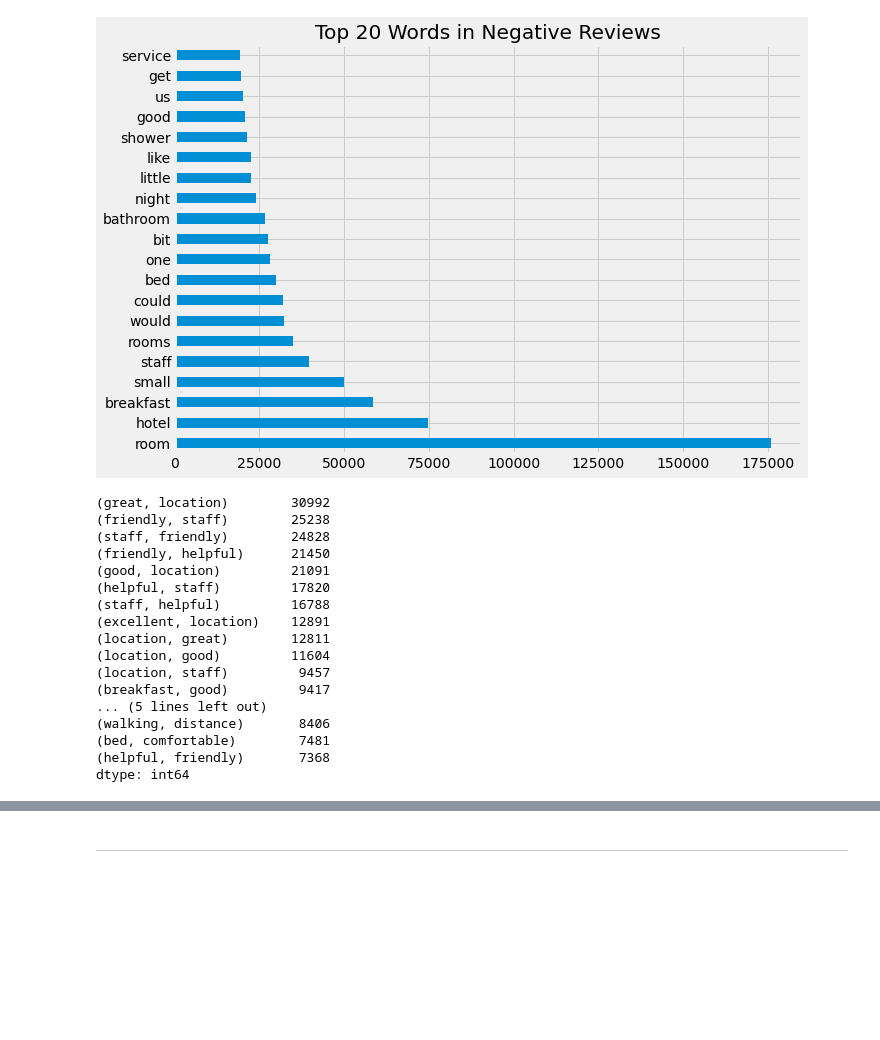
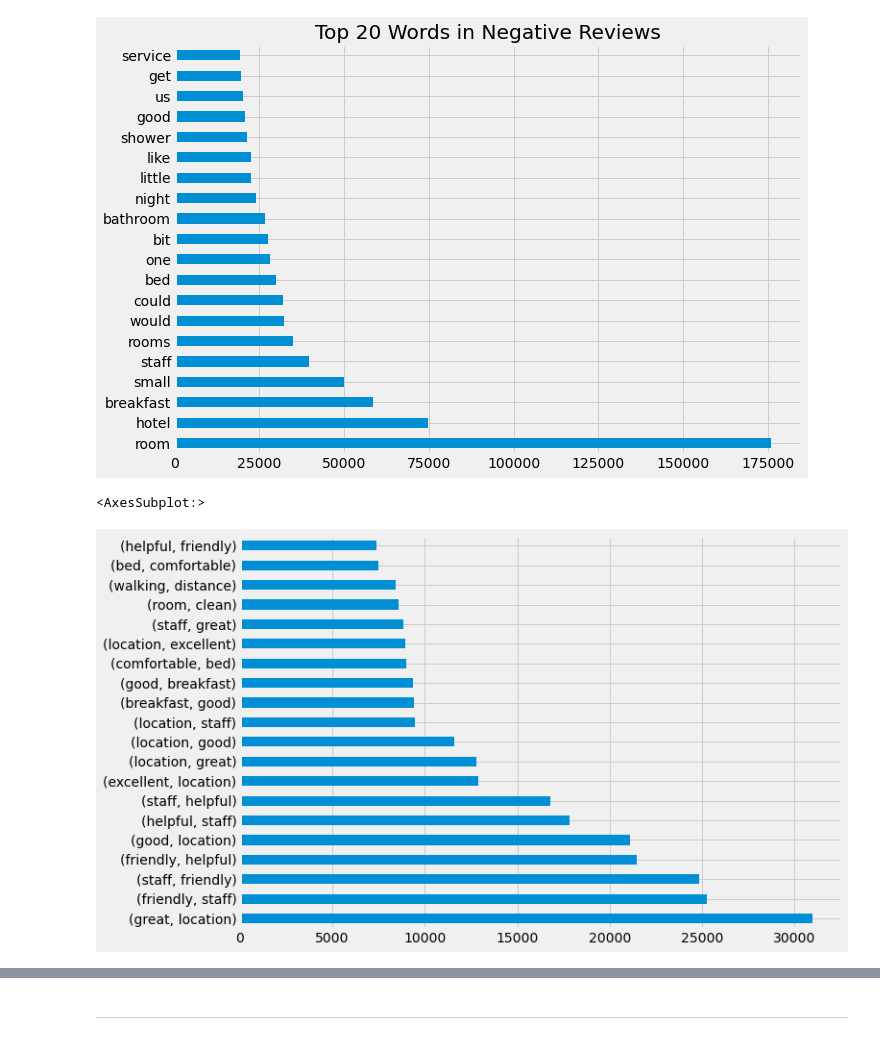
Before and after one commit to InPersonAnalysis/customer_review_capston, a Jupyter notebook: final_notebook.ipynb, the cells around one changed output, grey strips where cells are left out. Drawn from its saved outputs; the diff is of its cells as text; code cells hidden in the pictures; blank space fills up the shorter version.

```diff
--- a/final_notebook.ipynb
+++ b/final_notebook.ipynb
@@ -336,25 +337,10 @@ plt.show()
 # %%
 #top 20 positive review bigrams
 pos_bigrams = (pd.Series(nltk.ngrams(pos_reviews, 2)).value_counts().head(20))
-pos_bigrams.head(20)
+pos_bigrams.plot.barh()
 # %% [output]
-(great, location)        30992
-(friendly, staff)        25238
-(staff, friendly)        24828
-(friendly, helpful)      21450
-(good, location)         21091
-(helpful, staff)         17820
-(staff, helpful)         16788
-(excellent, location)    12891
-(location, great)        12811
-(location, good)         11604
-(location, staff)         9457
-(breakfast, good)         9417
-... (5 lines left out)
-(walking, distance)       8406
-(bed, comfortable)        7481
-(helpful, friendly)       7368
-dtype: int64
+<AxesSubplot:>
+[figure, added]
 # %%
 #top 20 negative review bigrams
 neg_bigrams = (pd.Series(nltk.ngrams(neg_reviews, 2)).value_counts().head(20))
```
Also changed, not shown: parts of 10 cells of this notebook.
